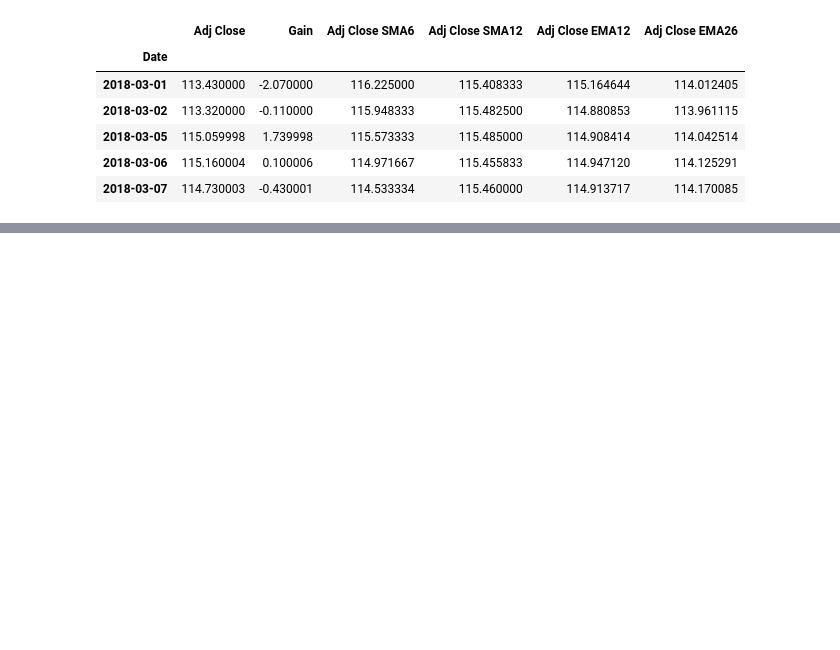
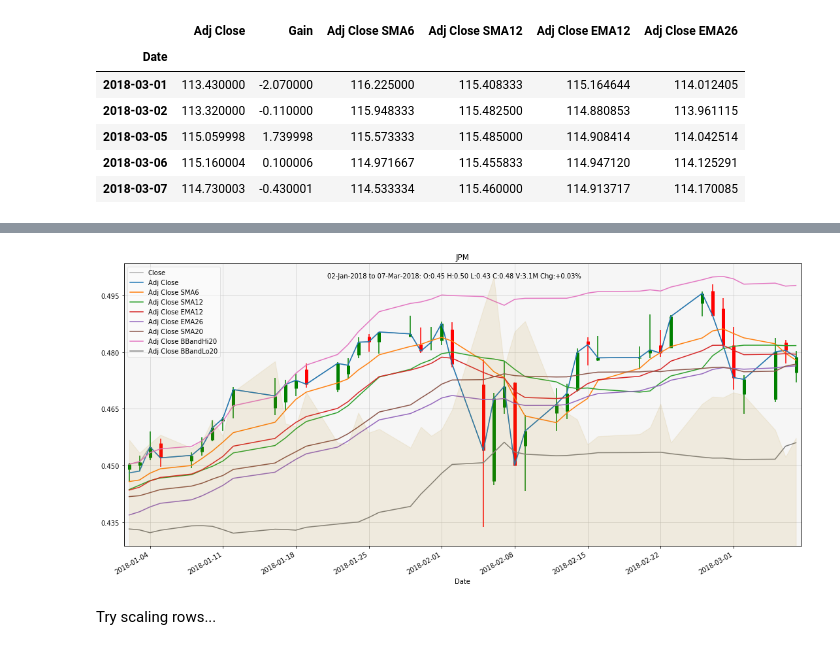
Before and after one commit to matthewrcarpenter/finance, a Jupyter notebook: Notebooks/Nb-20180308-2137-BigGainPredict.ipynb, the cells around one changed output, grey strips where cells are left out. Cells and saved outputs as stored; diff of their text form; code cells hidden in the pictures; blank space fills up the shorter version.

```diff
--- a/Notebooks/Nb-20180308-2137-BigGainPredict.ipynb
+++ b/Notebooks/Nb-20180308-2137-BigGainPredict.ipynb
@@ -129,0 +142,3 @@ Moving to new notebook to implement Bollinger Bands...
+# %%
+data['Return'] = data['Gain']/data['Adj Close'].shift(1)
+data.tail()
@@ -129,0 +153,4 @@ Moving to new notebook to implement Bollinger Bands...
+# %%
+data['IsBigGain'] = data['Return'] > 0.01
+data['IsNextDayBigGain'] = data['IsBigGain'].shift(-1)
+data.tail()
@@ -129,0 +167,3 @@ Moving to new notebook to implement Bollinger Bands...
+# %%
+scale_factor = data.max().max()*2
+scale_factor
@@ -129,0 +172,4 @@ Moving to new notebook to implement Bollinger Bands...
+# %%
+scaled_data = data / scale_factor
+scaled_overlay = overlay / scale_factor
+scaled_ohlcv = ohlcv / scale_factor
@@ -129,0 +196,6 @@ Moving to new notebook to implement Bollinger Bands...
+# %%
+fat.plot_daily_ticker(scaled_ohlcv['2018'], title=ticker, overlay=scaled_overlay)
+# %% [output]
+[figure, added]
+# %% [markdown]
+Try scaling rows...
```
Also changed, not shown: parts of 14 cells of this notebook, 2 other files.
